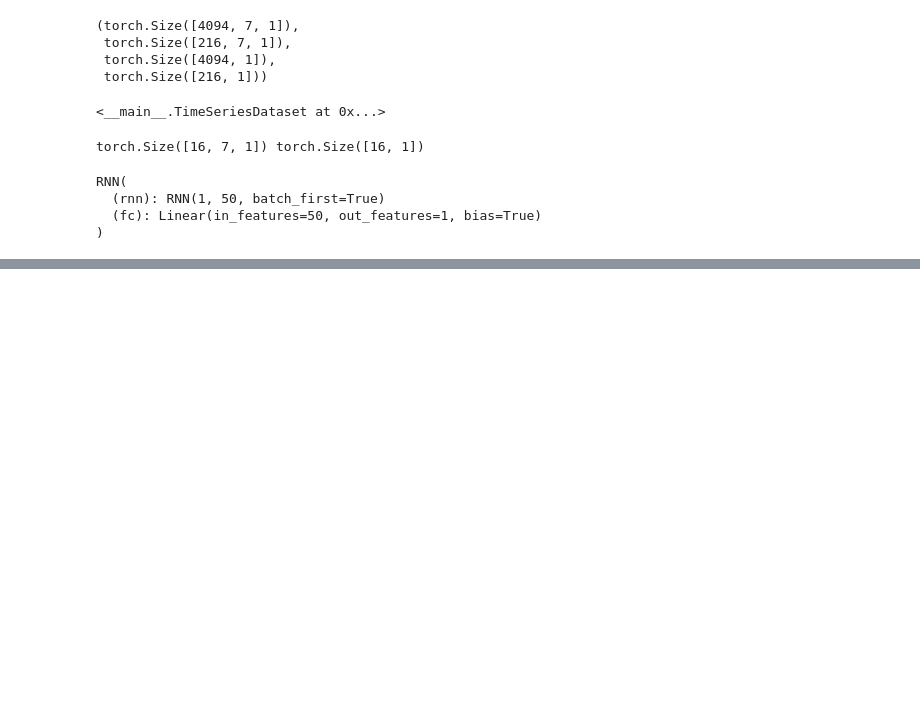
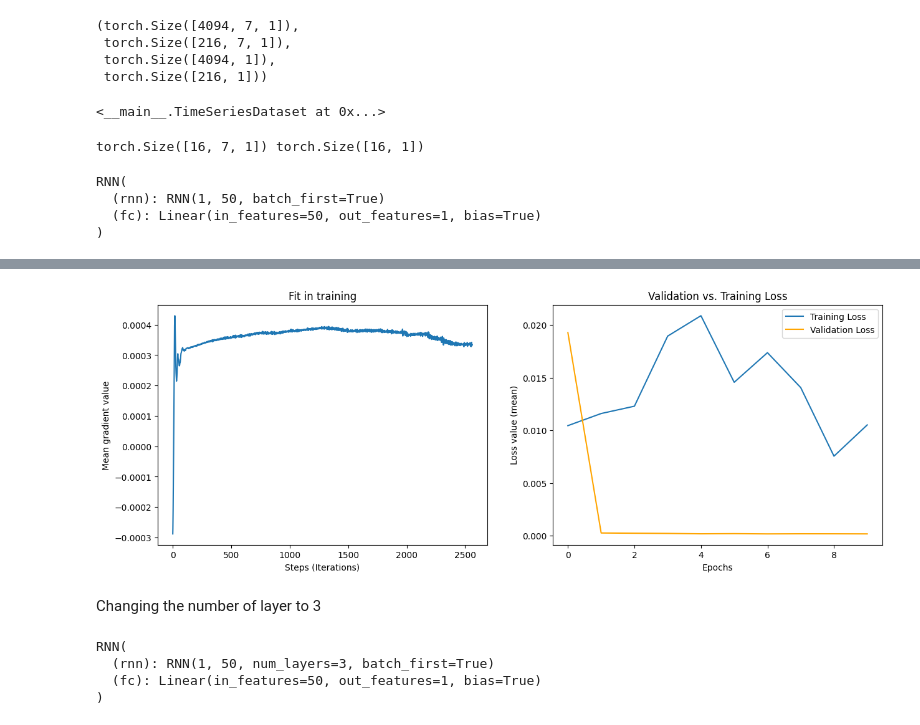
Before and after one commit to Kusalb/RNNs-for-stock-price-prediction, a Jupyter notebook: RNN.ipynb, the cells around one changed output, grey strips where cells are left out. Saved outputs shown, nothing was run; the diff lists cells and outputs as text; code cells hidden in the pictures; blank space fills up the shorter version.

```diff
--- a/RNN.ipynb
+++ b/RNN.ipynb
@@ -450,0 +495,15 @@ Mean Absolute Error in testing: 0.6143574118614197
+# %%
+my_trainer.plot_gradients_losses()
+# %% [output]
+[figure, added]
+# %% [markdown]
+Changing the number of layer to 3
+# %%
+model = RNN(1, 50, 3)
+model.to(device)
+model
+# %% [output]
+RNN(
+  (rnn): RNN(1, 50, num_layers=3, batch_first=True)
+  (fc): Linear(in_features=50, out_features=1, bias=True)
+)
```
Also changed, not shown: parts of 34 cells of this notebook.
